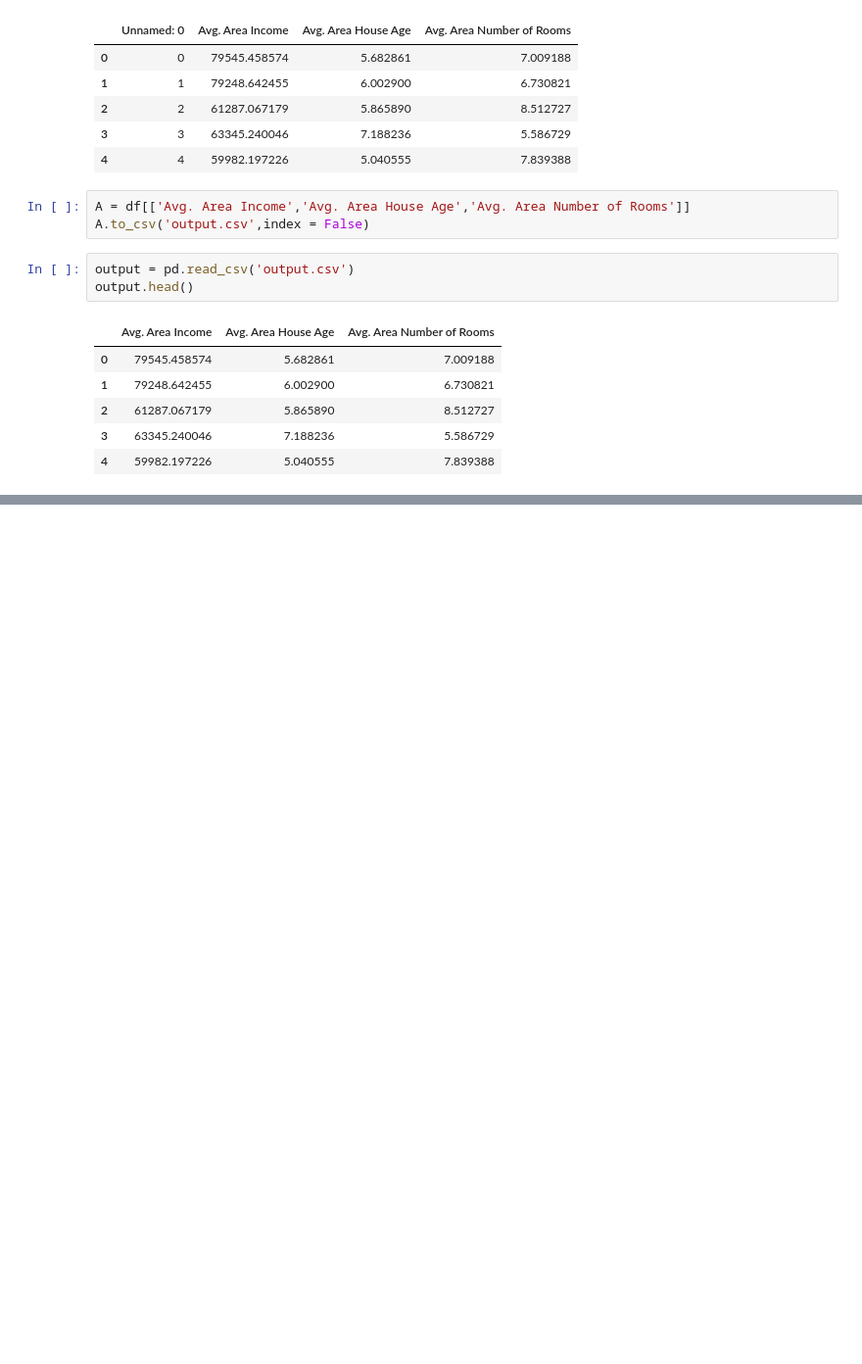
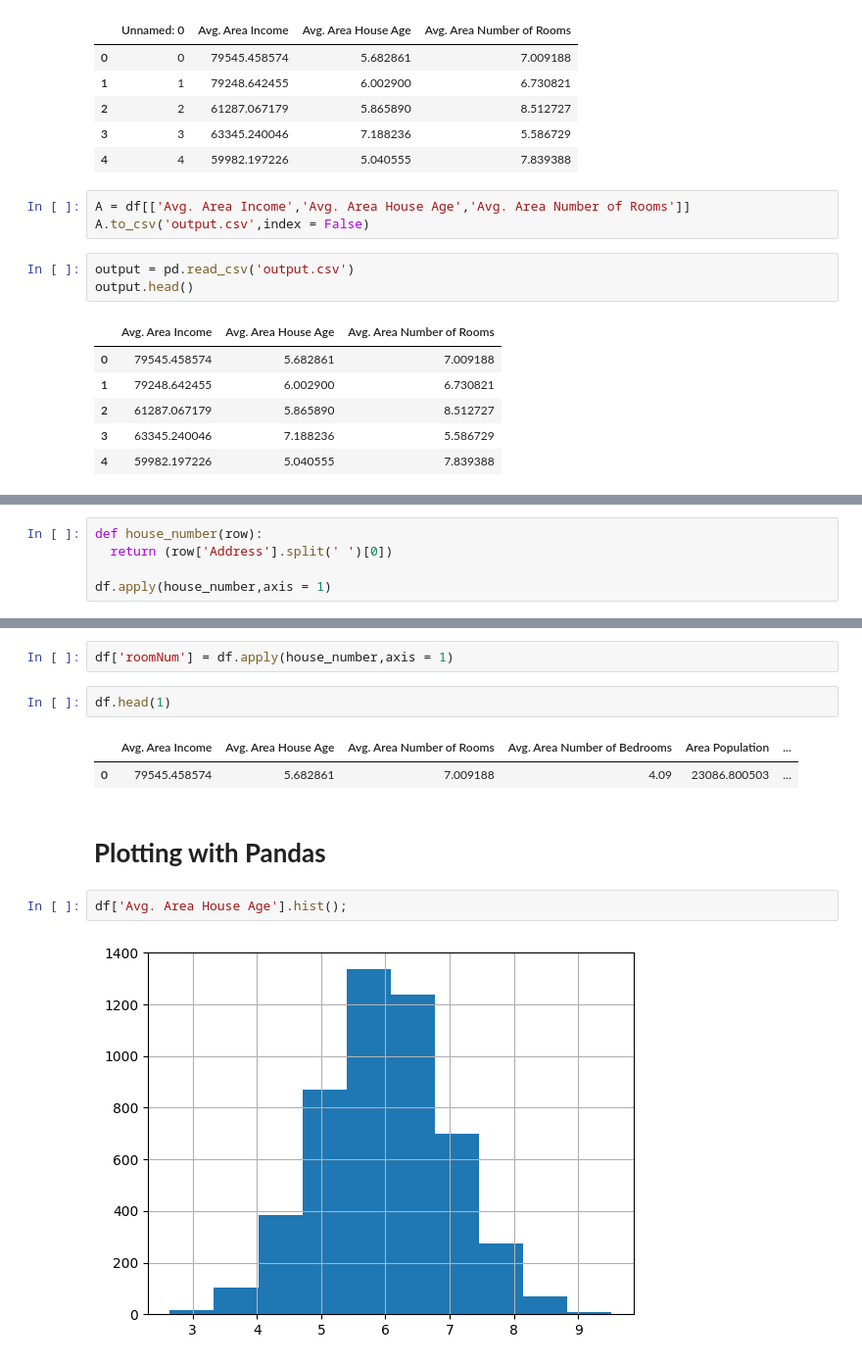
Before and after one commit to yeesem/Python, a Jupyter notebook: Pandas_Deep_Learning_Prerequisites.ipynb, the cells around one changed output, grey strips where cells are left out. Shown at 98% size. Drawn from its saved outputs; the diff is of its cells as text; blank space fills up the shorter version.

```diff
--- a/Pandas_Deep_Learning_Prerequisites.ipynb
+++ b/Pandas_Deep_Learning_Prerequisites.ipynb
@@ -203,0 +204,5 @@ output.head()
+# %%
+def house_number(row):
+  return (row['Address'].split(' ')[0])
+
+df.apply(house_number,axis = 1)
@@ -203,0 +222,13 @@ output.head()
+# %%
+df['roomNum'] = df.apply(house_number,axis = 1)
+# %%
+df.head(1)
+# %% [output]
+|  | Avg. Area Income | Avg. Area House Age | Avg. Area Number of Rooms | Avg. Area Number of Bedrooms | Area Population | ... |
+| 0 | 79545.458574 | 5.682861 | 7.009188 | 4.09 | 23086.800503 | ... |
+# %% [markdown]
+# **Plotting with Pandas**
+# %%
+df['Avg. Area House Age'].hist();
+# %% [output]
+[figure, added]
```
Also changed, not shown: parts of 4 cells of this notebook.
